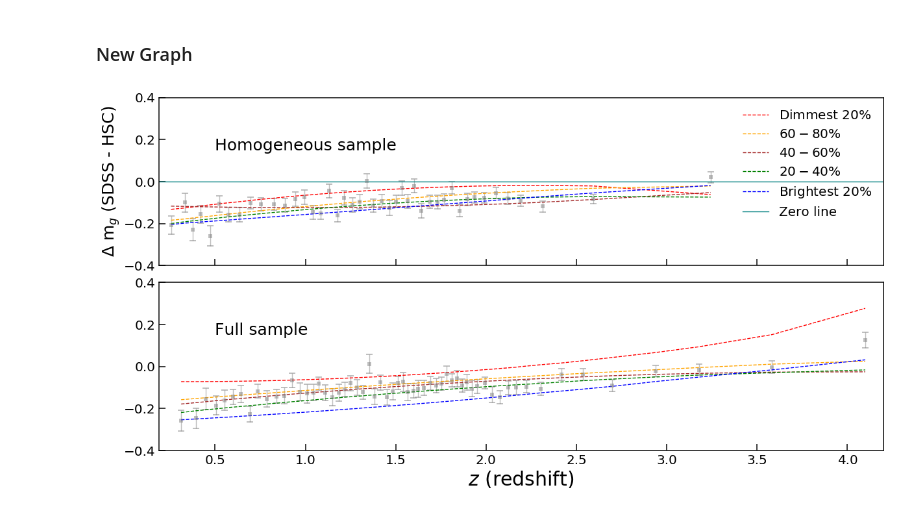
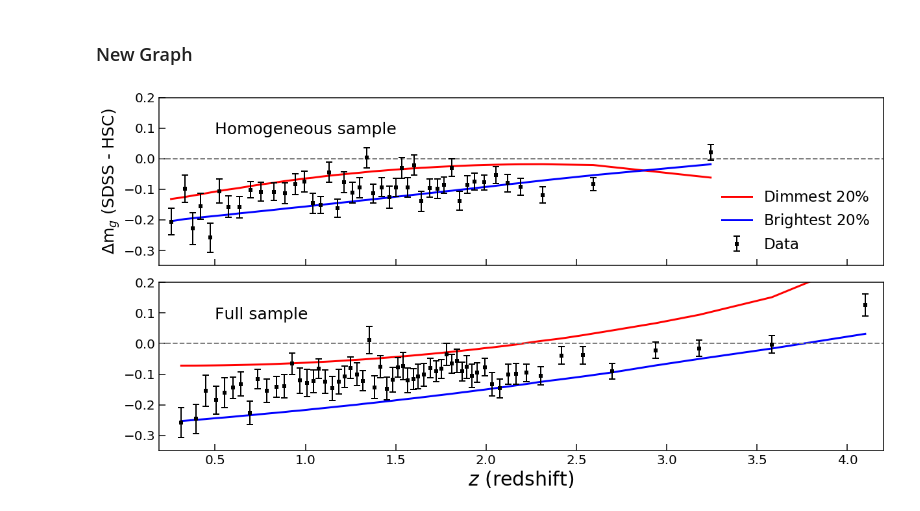
Before and after one commit to openhearted99/AGN_variability_project, a Jupyter notebook: Examination of the relationship between AGN luminosity and redshift.ipynb, the cells around one changed output. Saved outputs shown, nothing was run; the diff lists cells and outputs as text; code cells hidden in the pictures.

Commit message:
Finalized graphs (again)

```diff
--- a/Examination of the relationship between AGN luminosity and redshift.ipynb
+++ b/Examination of the relationship between AGN luminosity and redshift.ipynb
@@ -1188,49 +1188,50 @@ second_deg_fit_80_100_med = np.poly1d(np.polyfit(res_delta_band_and_redshift_80_
 # %% [markdown]
 ### New Graph
 # %%
-ylim = (-.4, .4)
+ylim = (-.35, .2)
 xlim = (0.19, 4.2)
-text_pos = (0.5, 0.15)
+text_pos = (0.5, 0.08)
 with plt.style.context('seaborn-paper'):
     fig = plt.figure(1, figsize=(20, 10))
     fig.subplots_adjust(hspace=.1)
 
     axis1 = plt.subplot(211)
     axis1.tick_params(direction='in', length=10, width=1.5, labelsize=20)
     axis1.spines['top'].set_linewidth(1.5)
     axis1.spines['right'].set_linewidth(1.5)
     axis1.spines['bottom'].set_linewidth(1.5)
     axis1.spines['left'].set_linewidth(1.5)
     plt.setp(axis1.get_xticklabels(), visible=False)
-    plt.errorbar(res_delta_band_and_redshift_all[:,1], res_delta_band_and_redshift_all[:,0], yerr=res_delta_std_all[:,0]/10, color='grey', fmt='s', alpha=.5, capsize=5, capthick=2)
-    plt.plot(res_delta_band_and_redshift_all[:,1], second_deg_fit_80_100(res_delta_band_and_redshift_80_100[:,1].astype(float)), ls='--', color='red', label='Dimmest $20\%$')
-    plt.plot(res_delta_band_and_redshift_all[:,1], second_deg_fit_60_80(res_delta_band_and_redshift_60_80[:,1].astype(float)), ls='--', color='orange', label='$60-80\%$')
-    plt.plot(res_delta_band_and_redshift_all[:,1], second_deg_fit_40_60(res_delta_band_and_redshift_40_60[:,1].astype(float)), ls='--', color='brown', label='$40-60\%$')
-    plt.plot(res_delta_band_and_redshift_all[:,1], second_deg_fit_20_40(res_delta_band_and_redshift_20_40[:,1].astype(float)), ls='--', color='green', label='$20-40\%$')
-    plt.plot(res_delta_band_and_redshift_all[:,1], second_deg_fit_0_20(res_delta_band_and_redshift_0_20[:,1].astype(float)), ls='--', color='blue', label='Brightest $20\%$')
-    plt.axhline(0, color='teal', label='Zero line')
-    plt.ylabel('$\Delta$ m$_g$ (SDSS - HSC)', fontsize= 25)
+    plt.errorbar(res_delta_band_and_redshift_all[:,1], res_delta_band_and_redshift_all[:,0], yerr=res_delta_std_all[:,0]/10, color='black', fmt='s', linewidth=2, capsize=5, capthick=2, label='Data', zorder=20)
+    plt.plot(res_delta_band_and_redshift_all[:,1], second_deg_fit_80_100(res_delta_band_and_redshift_80_100[:,1].astype(float)), color='red', linewidth=3, label='Dimmest $20\%$')
+    #plt.plot(res_delta_band_and_redshift_all[:,1], second_deg_fit_60_80(res_delta_band_and_redshift_60_80[:,1].astype(float)), ls='--', color='orange', label='$60-80\%$')
+    #plt.plot(res_delta_band_and_redshift_all[:,1], second_deg_fit_40_60(res_delta_band_and_redshift_40_60[:,1].astype(float)), ls='--', color='brown', label='$40-60\%$')
+    #plt.plot(res_delta_band_and_redshift_all[:,1], second_deg_fit_20_40(res_delta_band_and_redshift_20_40[:,1].astype(float)), ls='--', color='green', label='$20-40\%$')
+    plt.plot(res_delta_band_and_redshift_all[:,1], second_deg_fit_0_20(res_delta_band_and_redshift_0_20[:,1].astype(float)), color='blue', linewidth=3, label='Brightest $20\%$')
+    plt.axhline(0, color='grey', ls='--', linewidth=2)
+    plt.ylabel('$\Delta$m$_g$ (SDSS - HSC)', fontsize= 25)
     plt.text(text_pos[0], text_pos[1], "Homogeneous sample", fontsize= 25)
     plt.ylim(ylim[0], ylim[1])
     plt.xlim(xlim[0], xlim[1])
-    plt.legend(prop={'size':20}, frameon=False)
+    plt.legend(prop={'size':23}, frameon=False)
 
     axis2 = plt.subplot(212, sharex=axis1, sharey=axis1)
     axis2.tick_params(direction='in', length=10, width=1.5, labelsize=20)
     axis2.spines['top'].set_linewidth(1.5)
     axis2.spines['right'].set_linewidth(1.5)
     axis2.spines['bottom'].set_linewidth(1.5)
     axis2.spines['left'].set_linewidth(1.5)
-    plt.errorbar(res_delta_band_and_redshift_all_old[:,1], res_delta_band_and_redshift_all_old[:,0], yerr=res_delta_std_all_old[:,0]/10, color='grey', fmt='s', alpha=.5, capsize=5, capthick=2)
-    plt.plot(res_delta_band_and_redshift_all_old[:,1], second_deg_fit_80_100_old(res_delta_band_and_redshift_80_100_old[:,1].astype(float)), ls='--', color='red', label='Dimmest $20\%$')
-    plt.plot(res_delta_band_and_redshift_all_old[:,1], second_deg_fit_60_80_old(res_delta_band_and_redshift_60_80_old[:,1].astype(float)), ls='--', color='orange', label='$60-80\%$')
-    plt.plot(res_delta_band_and_redshift_all_old[:,1], second_deg_fit_40_60_old(res_delta_band_and_redshift_40_60_old[:,1].astype(float)), ls='--', color='brown', label='$40-60\%$')
-    plt.plot(res_delta_band_and_redshift_all_old[:,1], second_deg_fit_20_40_old(res_delta_band_and_redshift_20_40_old[:,1].astype(float)), ls='--', color='green', label='$20-40\%$')
-    plt.plot(res_delta_band_and_redshift_all_old[:,1], second_deg_fit_0_20_old(res_delta_band_and_redshift_0_20_old[:,1].astype(float)), ls='--', color='blue', label='Brightest $20\%$')
+    plt.plot(res_delta_band_and_redshift_all_old[:,1], second_deg_fit_80_100_old(res_delta_band_and_redshift_80_100_old[:,1].astype(float)), color='red', linewidth=3, label='Dimmest $20\%$')
+    #plt.plot(res_delta_band_and_redshift_all_old[:,1], second_deg_fit_60_80_old(res_delta_band_and_redshift_60_80_old[:,1].astype(float)), ls='--', color='orange', label='$60-80\%$')
+    #plt.plot(res_delta_band_and_redshift_all_old[:,1], second_deg_fit_40_60_old(res_delta_band_and_redshift_40_60_old[:,1].astype(float)), ls='--', color='brown', label='$40-60\%$')
+    #plt.plot(res_delta_band_and_redshift_all_old[:,1], second_deg_fit_20_40_old(res_delta_band_and_redshift_20_40_old[:,1].astype(float)), ls='--', color='green', label='$20-40\%$')
+    plt.plot(res_delta_band_and_redshift_all_old[:,1], second_deg_fit_0_20_old(res_delta_band_and_redshift_0_20_old[:,1].astype(float)), color='blue', linewidth=3, label='Brightest $20\%$')
+    plt.axhline(0, color='grey', linewidth=2, ls='--')
+    plt.errorbar(res_delta_band_and_redshift_all_old[:,1], res_delta_band_and_redshift_all_old[:,0], yerr=res_delta_std_all_old[:,0]/10, color='black', linewidth=2, fmt='s', capsize=5, capthick=2, zorder=20)
     plt.text(text_pos[0], text_pos[1], "Full sample", fontsize= 25)
     plt.xlabel('$z$ (redshift)', fontsize = 30)
     plt.savefig('Figure 1.pdf', bbox_inches='tight')
 plt.savefig('Figure 1.png', bbox_inches='tight')
 plt.show()
 # %% [output]
-[figure, old version]
+[figure, new version]
```
Also changed, not shown: 4 other files.
